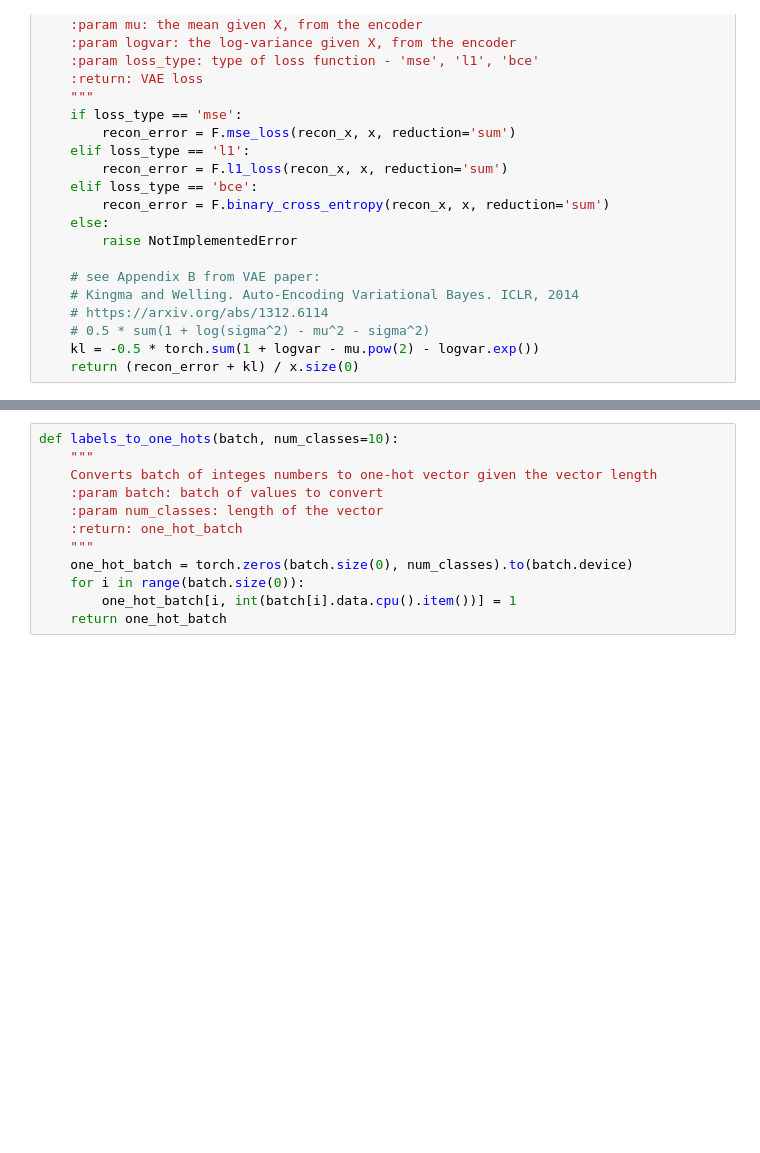
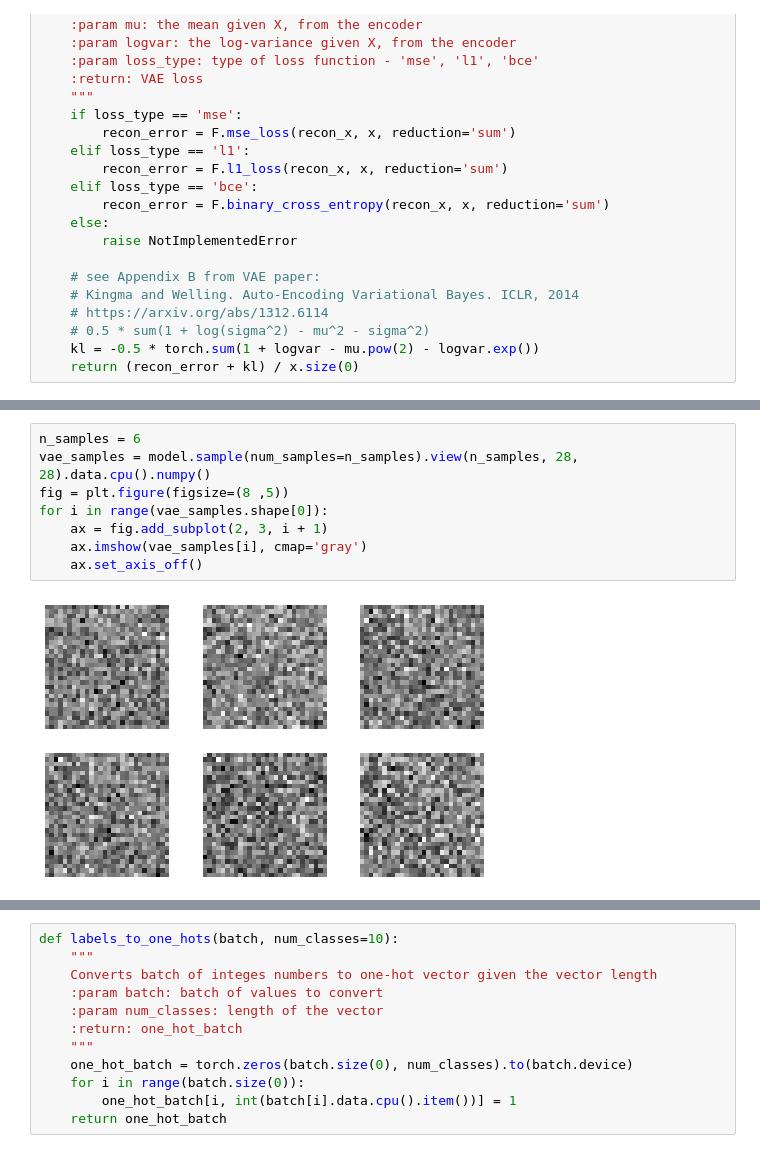
Before and after one commit to mocedon/ee_046202, a Jupyter notebook: wet2/ee046202_wet_2_deep_vae_clustering_public.ipynb, the cells around one changed output, grey strips where cells are left out. Drawn from its saved outputs; the diff is of its cells as text; blank space fills up the shorter version.

```diff
--- a/wet2/ee046202_wet_2_deep_vae_clustering_public.ipynb
+++ b/wet2/ee046202_wet_2_deep_vae_clustering_public.ipynb
@@ -305,3 +587,13 @@ The tasks:
+# %%
+n_samples = 6
+vae_samples = model.sample(num_samples=n_samples).view(n_samples, 28, 28).data.cpu().numpy()
+fig = plt.figure(figsize=(8 ,5))
+for i in range(vae_samples.shape[0]):
+    ax = fig.add_subplot(2, 3, i + 1)
+    ax.imshow(vae_samples[i], cmap='gray')
+    ax.set_axis_off()
+# %% [output]
+[figure, added]
 # %% [markdown]
 ### <img src="https://img.icons8.com/bubbles/48/000000/ask-question.png" style="height:50px;display:inline"> Question 1 - $\beta$-VAE
 ---
```
Also changed, not shown: parts of 29 cells of this notebook.
